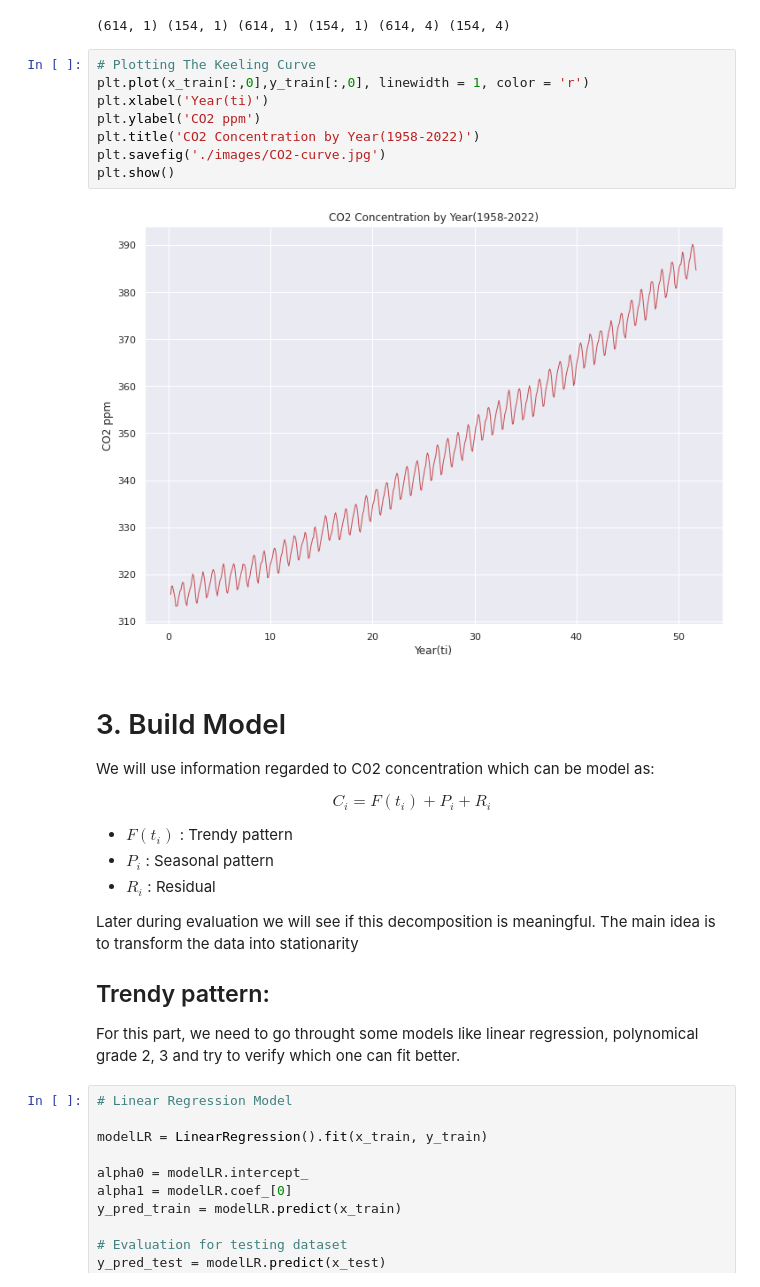
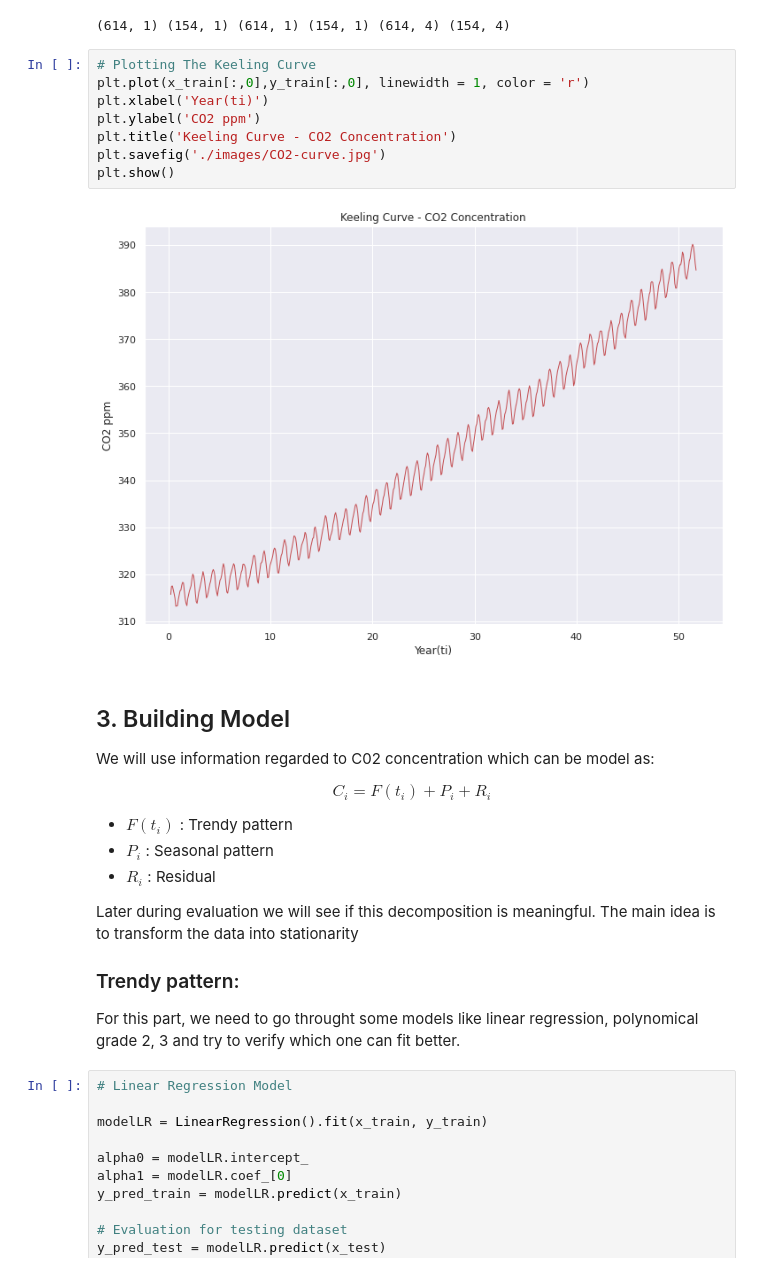
Before and after one commit to yonkeenn/projectForecastingCO2, a Jupyter notebook: projectForcastingC02.ipynb, the cells around one changed output. Saved outputs shown, nothing was run; the diff lists cells and outputs as text.

```diff
--- a/projectForcastingC02.ipynb
+++ b/projectForcastingC02.ipynb
@@ -96,15 +99,15 @@ print(x_train.shape, x_test.shape, y_train.shape, y_test.shape, df_co2_train.sha
 # %%
 # Plotting The Keeling Curve
 plt.plot(x_train[:,0],y_train[:,0], linewidth = 1, color = 'r')
 plt.xlabel('Year(ti)')
 plt.ylabel('CO2 ppm')
-plt.title('CO2 Concentration by Year(1958-2022)')
+plt.title('Keeling Curve - CO2 Concentration')
 plt.savefig('./images/CO2-curve.jpg')
 plt.show()
 # %% [output]
-[figure, old version]
+[figure, new version]
 # %% [markdown]
-# 3. Build Model
+## 3. Building Model
 
 We will use information regarded to C02 concentration which can be model as:
 
@@ -117,7 +120,7 @@ $$ C_ i = F(t_ i) + P_ i + R_ i $$
 Later during evaluation we will see if this decomposition is meaningful. The main idea is to transform the data into stationarity
 
 
-## Trendy pattern:
+### Trendy pattern:
 
 For this part, we need to go throught some models like linear regression, polynomical grade 2, 3 and try to verify which one can fit better.
 # %%
```
Also changed, not shown: parts of 19 cells of this notebook, 3 other files.
